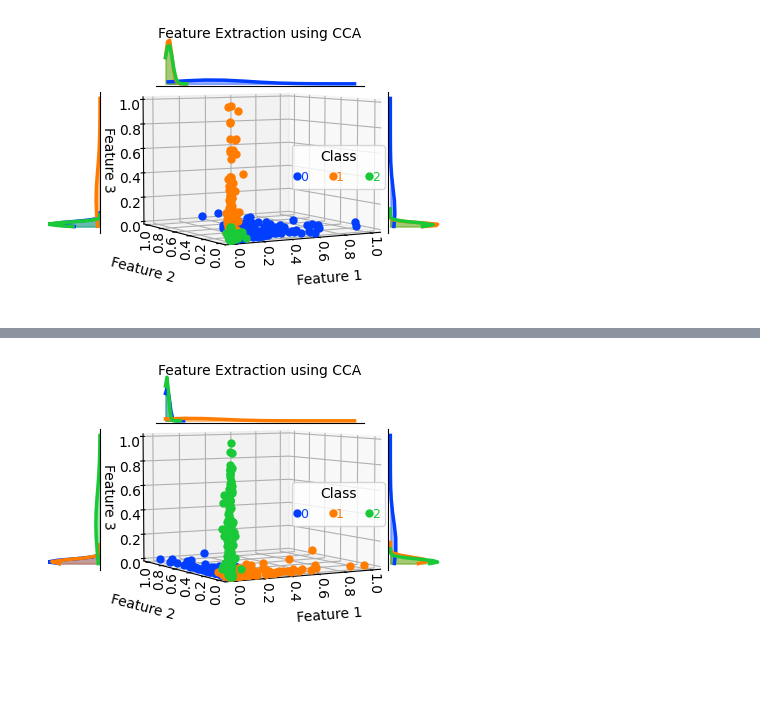
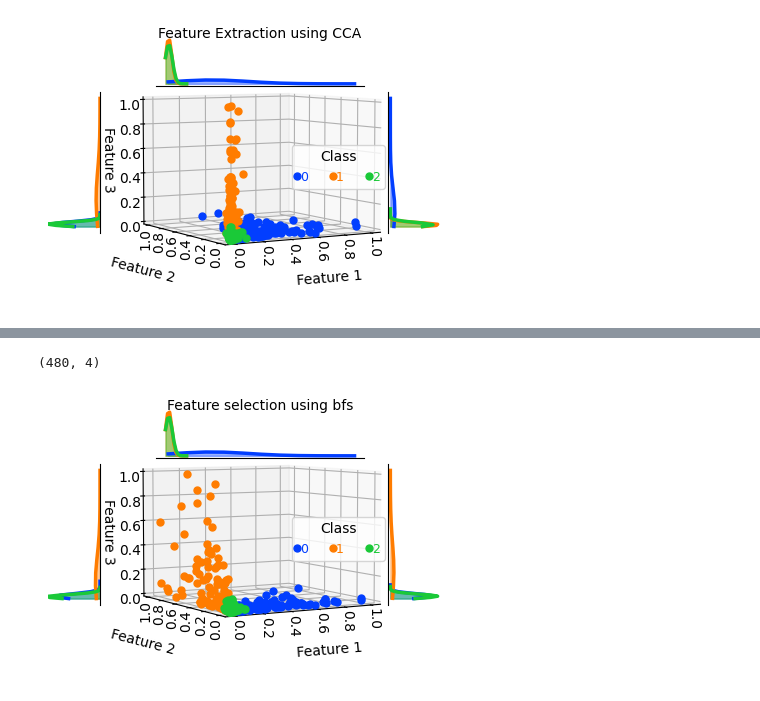
Before and after one commit to RezaSaadatyar/SSVEP-based-EEG-signal-processing, a Jupyter notebook: Code/Python/SSVEP.ipynb, the cells around one changed output, grey strips where cells are left out. Cells and saved outputs as stored; diff of their text form; code cells hidden in the pictures.

```diff
--- a/Code/Python/SSVEP.ipynb
+++ b/Code/Python/SSVEP.ipynb
@@ -584,9 +588,8 @@ f_stim = [13, 21, 17]     # Frequencies stimulation
 num_channel = [0, 1]      # Number of Channel
 title = f"Feature Extraction using CCA"
 
-
 # Perform cca_feature_extraction analysis for multiple channels
-features = CCA_Feature_Extraction.cca_feature_extraction(data_car, fs, f_stim, num_channel, num_harmonic)
-Plot_features.plot_features(features, labels, title, location_legend=5)
+features_extraction = CCA_Feature_Extraction.cca_feature_extraction(data_car, fs, f_stim, num_channel, num_harmonic)
+Plot_features.plot_features(features_extraction, labels, title, location_legend=5)
 # %% [output]
 [figure]
@@ -631,6 +614,14 @@ def anova_feature_selection(data, labels, num_features):
 # %%
 num_features = 4
-features = anova_feature_selection(features, labels, num_features)
+n_neighbors_MI = 5
+L1_Parameter = 0.1
+threshold_var = 0.001
+type_feature_selection = "bfs"     # var, anova, mi, ufs, rfe, rf, l1fs, tfs, fs, ffs, bfs
+title = f"Feature selection using {type_feature_selection}"
+
+features = Feature_selections.feature_selecions(features_extraction, labels, num_features,threshold_var,
+                                                         n_neighbors_MI, L1_Parameter, type_feature_selection)
 Plot_features.plot_features(features, labels, title, location_legend=5, fig_size=(4, 3))
 # %% [output]
+(480, 4)
-[figure, old version]
+[figure, new version]
```
Also changed, not shown: parts of 6 cells of this notebook.
